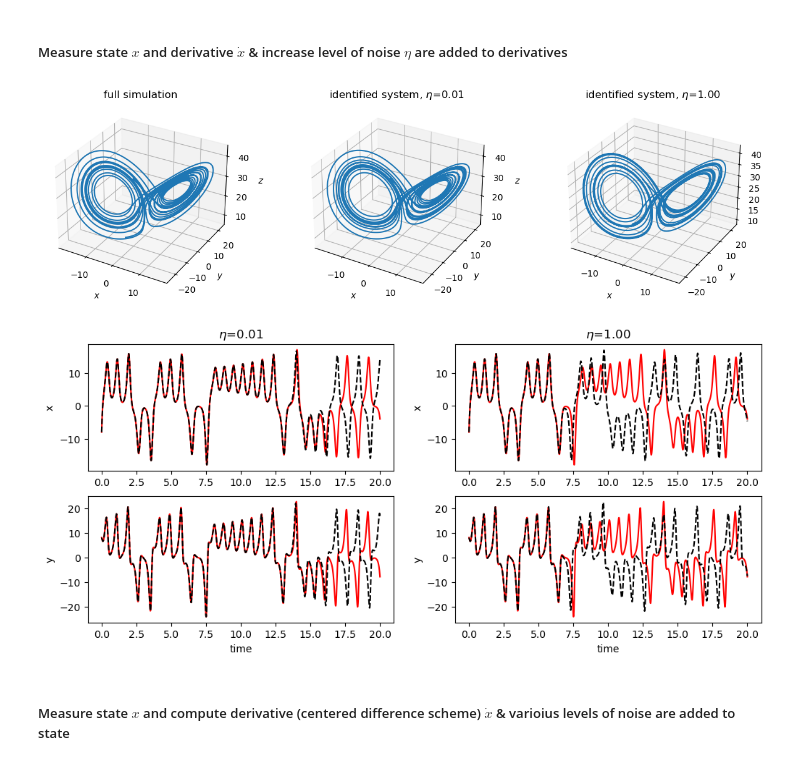
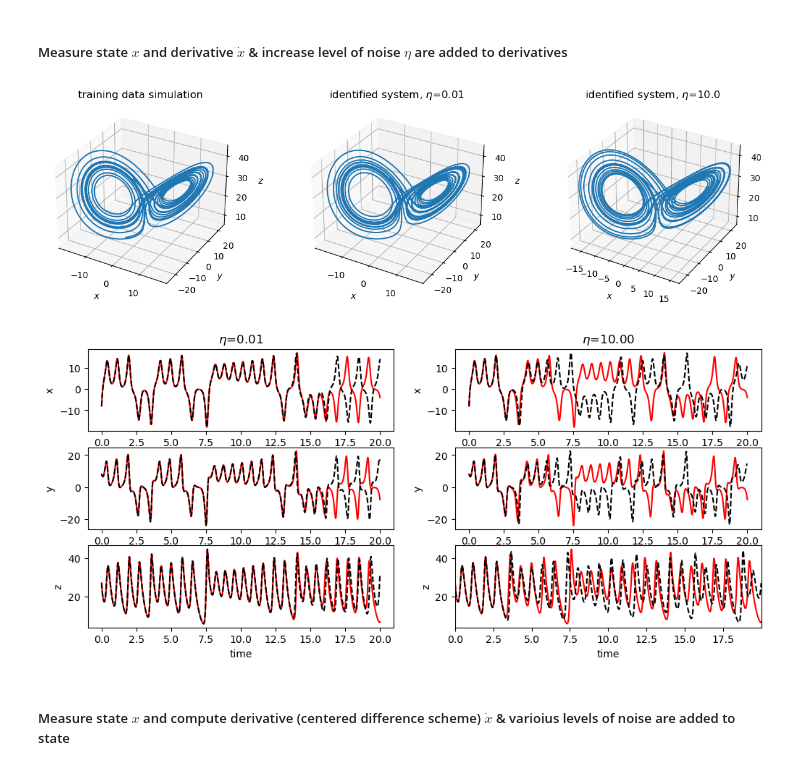
Before and after one commit to eabogle/SINDy_Sandbox, a Jupyter notebook: PaperExamples.ipynb, the cells around one changed output. Saved outputs shown, nothing was run; the diff lists cells and outputs as text; code cells hidden in the pictures.

```diff
--- a/PaperExamples.ipynb
+++ b/PaperExamples.ipynb
@@ -163,10 +196,12 @@ x_train = solve_ivp(linear_3D, t_train_span,
 
 poly_order = 5
 threshold = 0.01
+feat_names = ['x','y','z']
 
 model = ps.SINDy(
     optimizer=ps.STLSQ(threshold=threshold),
-    feature_library=ps.PolynomialLibrary(degree=poly_order)
+    feature_library=ps.PolynomialLibrary(degree=poly_order),
+    feature_names = feat_names
 )
 model.fit(x_train, t=dt)
 model.print()
@@ -236,7 +273,7 @@ x_dot_train_measured = np.array(
 poly_order = 5
 threshold = 0.05
 
-noise_levels = [1e-4, 1e-3, 1e-2, 1e-1, 1.0]
+noise_levels = [1e-4, 1e-3, 1e-2, 1e-1, 1.0, 10.00]
 
 models = []
 t_sim = np.arange(0, 20, dt)
@@ -259,58 +296,85 @@ for eps in noise_levels:
 # Plot results
 
 fig = plt.figure(figsize=(15, 4))
+
 ax = fig.add_subplot(131, projection="3d")
 ax.plot(
     x_train[: t_sim.size, 0],
     x_train[: t_sim.size, 1],
-    x_train[: t_sim.size, 2],
+    x_train[: t_sim.size, 2]
 )
-plt.title("full simulation")
+plt.title("training data simulation")
 ax.set(xlabel="$x$", ylabel="$y$", zlabel="$z$")
 
 model_idx = 2
 ax = fig.add_subplot(132, projection="3d")
-ax.plot(x_sim[model_idx][:, 0], x_sim[model_idx][:, 1], x_sim[model_idx][:, 2])
+ax.plot(
+    x_sim[model_idx][:, 0],
+    x_sim[model_idx][:, 1],
+    x_sim[model_idx][:, 2]
+)
 plt.title(f"identified system, $\eta$={noise_levels[model_idx]:.2f}")
 ax.set(xlabel="$x$", ylabel="$y$", zlabel="$z$")
 
-model_idx = 4
+model_idx = 5
 ax = fig.add_subplot(133, projection="3d")
-ax.plot(x_sim[model_idx][:, 0], x_sim[model_idx][:, 1], x_sim[model_idx][:, 2])
-plt.title(f"identified system, $\eta$={noise_levels[model_idx]:.2f}")
+ax.plot(
+    x_sim[model_idx][:, 0],
+    x_sim[model_idx][:, 1],
+    x_sim[model_idx][:, 2]
+)
+plt.title(f"identified system, $\eta$={noise_levels[model_idx]}")
 ax.set(xlabel="$x$", ylabel="$y$", zlabel="$z$")
+fig.show()
+plt.margins(x=0)
+plt.savefig('lorenz1.png')
 
 fig = plt.figure(figsize=(12, 5))
+
 model_idx = 2
-ax = fig.add_subplot(221)
+ax = fig.add_subplot(321)
 ax.plot(t_sim, x_train[: t_sim.size, 0], "r")
 ax.plot(t_sim, x_sim[model_idx][:, 0], "k--")
 plt.title(f"$\eta$={noise_levels[model_idx]:.2f}")
 plt.ylabel("x")
 
-ax = fig.add_subplot(223)
+ax = fig.add_subplot(323)
 ax.plot(t_sim, x_train[: t_sim.size, 1], "r")
 ax.plot(t_sim, x_sim[model_idx][:, 1], "k--")
 plt.xlabel("time")
 plt.ylabel("y")
 
-model_idx = 4
-ax = fig.add_subplot(222)
+ax = fig.add_subplot(325)
+ax.plot(t_sim, x_train[: t_sim.size, 2], "r")
+ax.plot(t_sim, x_sim[model_idx][:, 2], "k--")
+plt.xlabel("time")
+plt.ylabel("z")
+
+model_idx = 5
+ax = fig.add_subplot(322)
 ax.plot(t_sim, x_train[: t_sim.size, 0], "r")
 ax.plot(t_sim, x_sim[model_idx][:, 0], "k--")
 plt.title(f"$\eta$={noise_levels[model_idx]:.2f}")
 plt.ylabel("x")
 
-ax = fig.add_subplot(224)
+ax = fig.add_subplot(324)
 ax.plot(t_sim, x_train[: t_sim.size, 1], "r")
 ax.plot(t_sim, x_sim[model_idx][:, 1], "k--")
 plt.xlabel("time")
 plt.ylabel("y")
 
+ax = fig.add_subplot(326)
+ax.plot(t_sim, x_train[: t_sim.size, 2], "r")
+ax.plot(t_sim, x_sim[model_idx][:, 2], "k--")
+plt.xlabel("time")
+plt.ylabel("z")
+
 fig.show()
+plt.margins(x=0)
+plt.savefig('lorenz2.png')
 # %% [output]
-[figure, old version]
+[figure, new version]
-[figure, old version]
+[figure, new version]
 # %% [markdown]
 ##### Measure state $x$ and compute derivative (centered difference scheme) $\dot{x}$ & varioius levels of noise are added to state
 # %%
```
Also changed, not shown: parts of 11 cells of this notebook, 8 other files.
